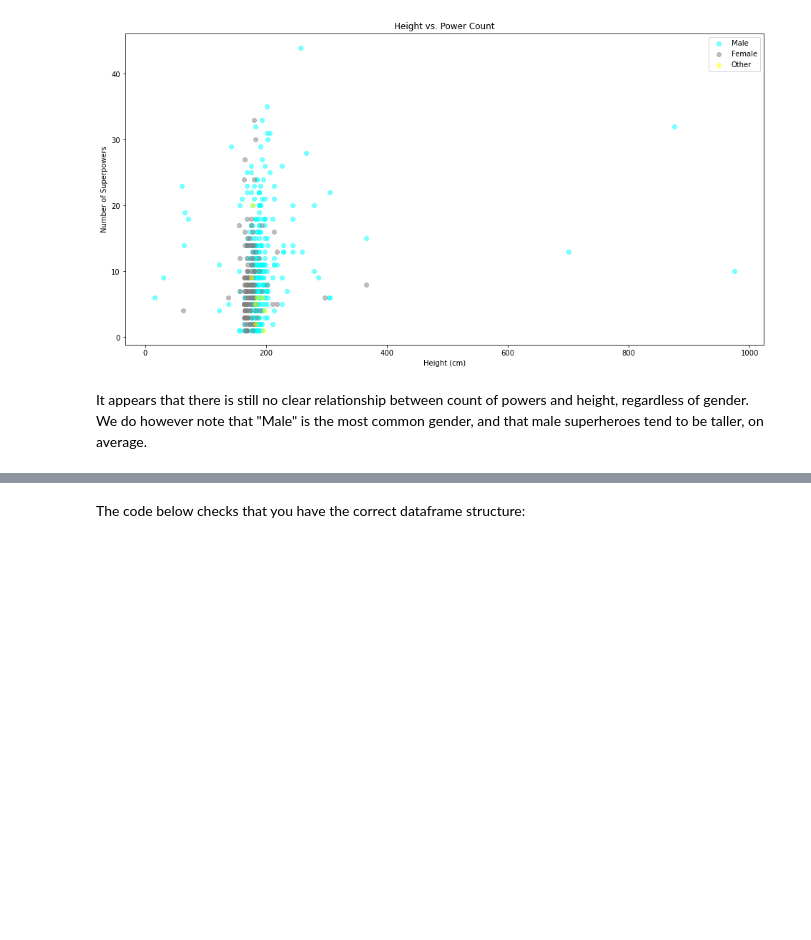
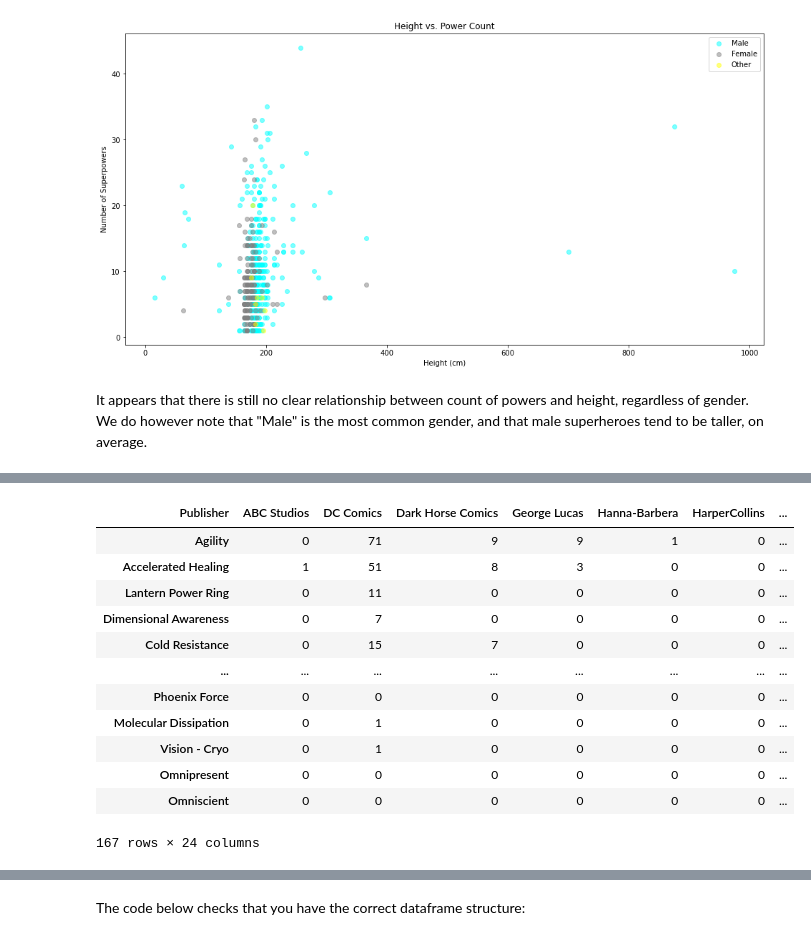
Before and after one commit to Philipmwasi/Eda-lab, a Jupyter notebook: Eda-lab/index.ipynb, the cells around one changed output, grey strips where cells are left out. Saved outputs shown, nothing was run; the diff lists cells and outputs as text; code cells hidden in the pictures; blank space fills up the shorter version.

```diff
--- a/Eda-lab/index.ipynb
+++ b/Eda-lab/index.ipynb
@@ -725,0 +724,25 @@ Don't worry if the rows or columns are in a different order, all that matters is
+# %%
+#aggregating the data into the required columns
+
+ #obtaining the column names required for powers
+powers = list(heroes_and_powers_df.columns[-168:-1])
+powers.append('name')
+powers.append("Publisher")
+
+#grouping
+grouped_by_publisher = heroes_and_powers_df[powers].groupby("Publisher").sum().T
+grouped_by_publisher
+# %% [output]
+| Publisher | ABC Studios | DC Comics | Dark Horse Comics | George Lucas | Hanna-Barbera | HarperCollins | ... |
+| Agility | 0 | 71 | 9 | 9 | 1 | 0 | ... |
+| Accelerated Healing | 1 | 51 | 8 | 3 | 0 | 0 | ... |
+| Lantern Power Ring | 0 | 11 | 0 | 0 | 0 | 0 | ... |
+| Dimensional Awareness | 0 | 7 | 0 | 0 | 0 | 0 | ... |
+| Cold Resistance | 0 | 15 | 7 | 0 | 0 | 0 | ... |
+| ... | ... | ... | ... | ... | ... | ... | ... |
+| Phoenix Force | 0 | 0 | 0 | 0 | 0 | 0 | ... |
+| Molecular Dissipation | 0 | 1 | 0 | 0 | 0 | 0 | ... |
+| Vision - Cryo | 0 | 1 | 0 | 0 | 0 | 0 | ... |
+| Omnipresent | 0 | 0 | 0 | 0 | 0 | 0 | ... |
+| Omniscient | 0 | 0 | 0 | 0 | 0 | 0 | ... |
+167 rows × 24 columns
```
Also changed, not shown: parts of 12 cells of this notebook.
